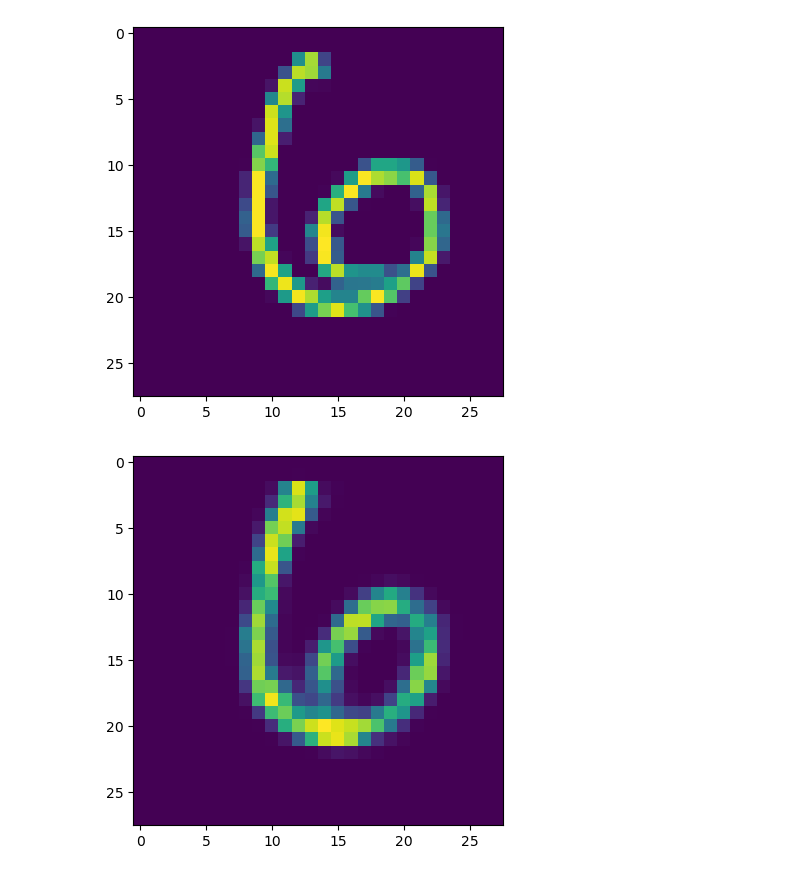
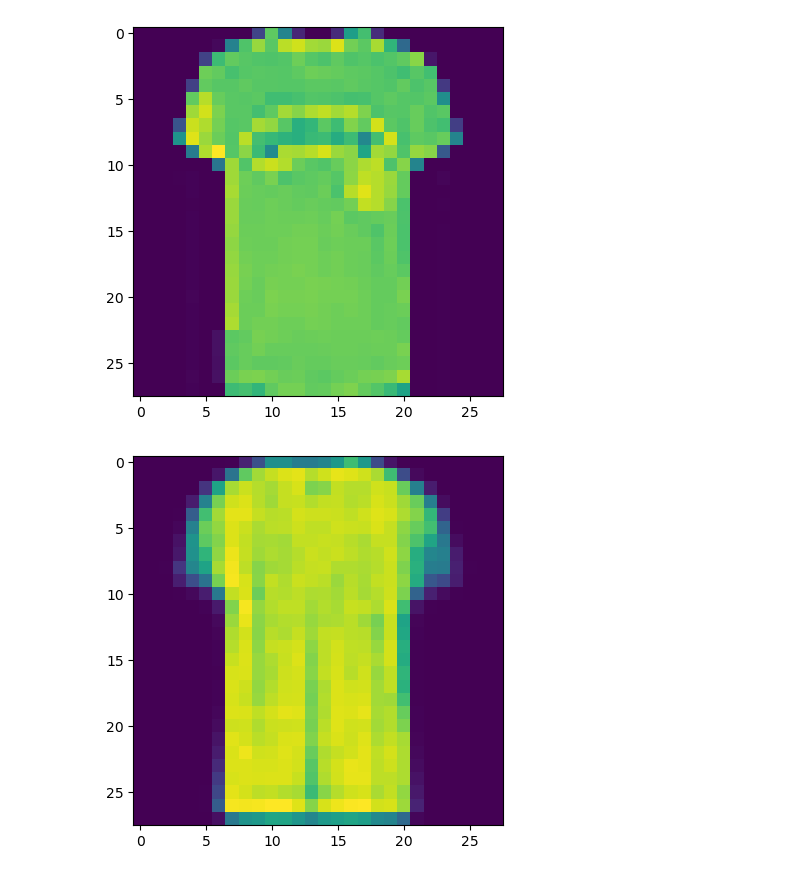
Before and after one commit to jredies/vae, a Jupyter notebook: notebook/viz.ipynb, the cells around one changed output. Cells and saved outputs as stored; diff of their text form; code cells hidden in the pictures.

```diff
--- a/notebook/viz.ipynb
+++ b/notebook/viz.ipynb
@@ -43,0 +20,24 @@ VAE(
+# %%
+learning_rate = 1e-3
+epochs = 40
+batch_size = 128
+
+train_loader, validation_loader, test_loader, dim = load_fashion_mnist(
+    batch_size=batch_size,
+)
+
+hidden_dim = int(np.prod(dim) * 0.5)
+latent_dim = int(np.prod(dim) * 0.25)
+
+dim = np.prod(dim)
+
+vae, stats = run_model(
+    train_loader=train_loader,
+    validation_loader=validation_loader,
+    test_loader=test_loader,
+    input_dim=dim,
+    hidden_dim=hidden_dim,
+    latent_dim=latent_dim,
+    learning_rate=learning_rate,
+    epochs=epochs,
+)
@@ -43,0 +72,3 @@ VAE(
+# %%
+model = vae
+model
@@ -48,9 +95,7 @@ model.eval()
 
 with torch.no_grad():
     for batch_idx, (x, _) in enumerate(tqdm(test_loader)):
-        x = x.view(batch_size, x_dim)
-        x = x.to(DEVICE)
-
+        x = x.view(batch_size, dim)
         x_hat, _, _ = model(x)
 
 
@@ -62,10 +107,10 @@ def show_image(x, idx):
     fig = plt.figure()
     plt.imshow(x[idx].cpu().numpy())
 # %%
-show_image(x, idx=100)
+show_image(x, idx=19)
 # %% [output]
-[figure, old version]
+[figure, new version]
 # %%
-show_image(x_hat, idx=100)
+show_image(x_hat, idx=19)
 # %% [output]
-[figure, old version]
+[figure, new version]
```
Also changed, not shown: parts of 8 cells of this notebook, 5 other files.
